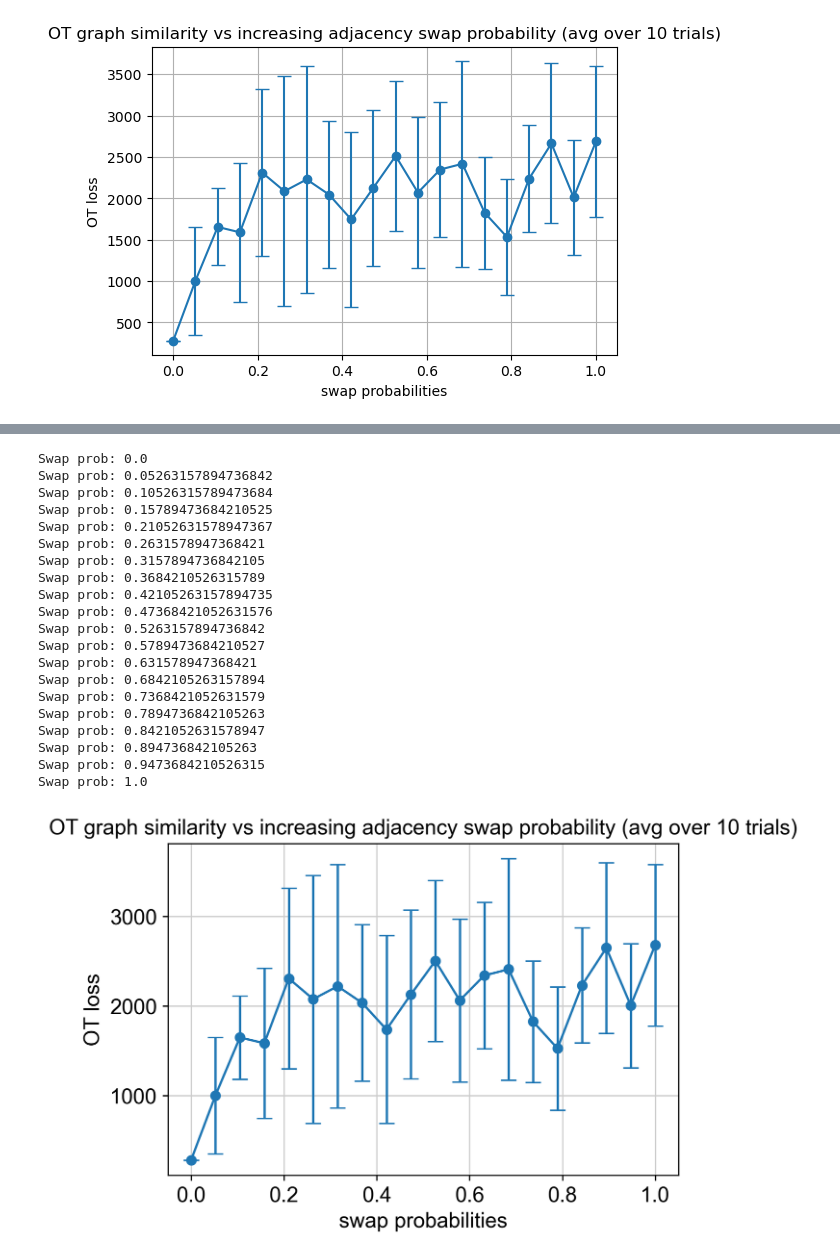
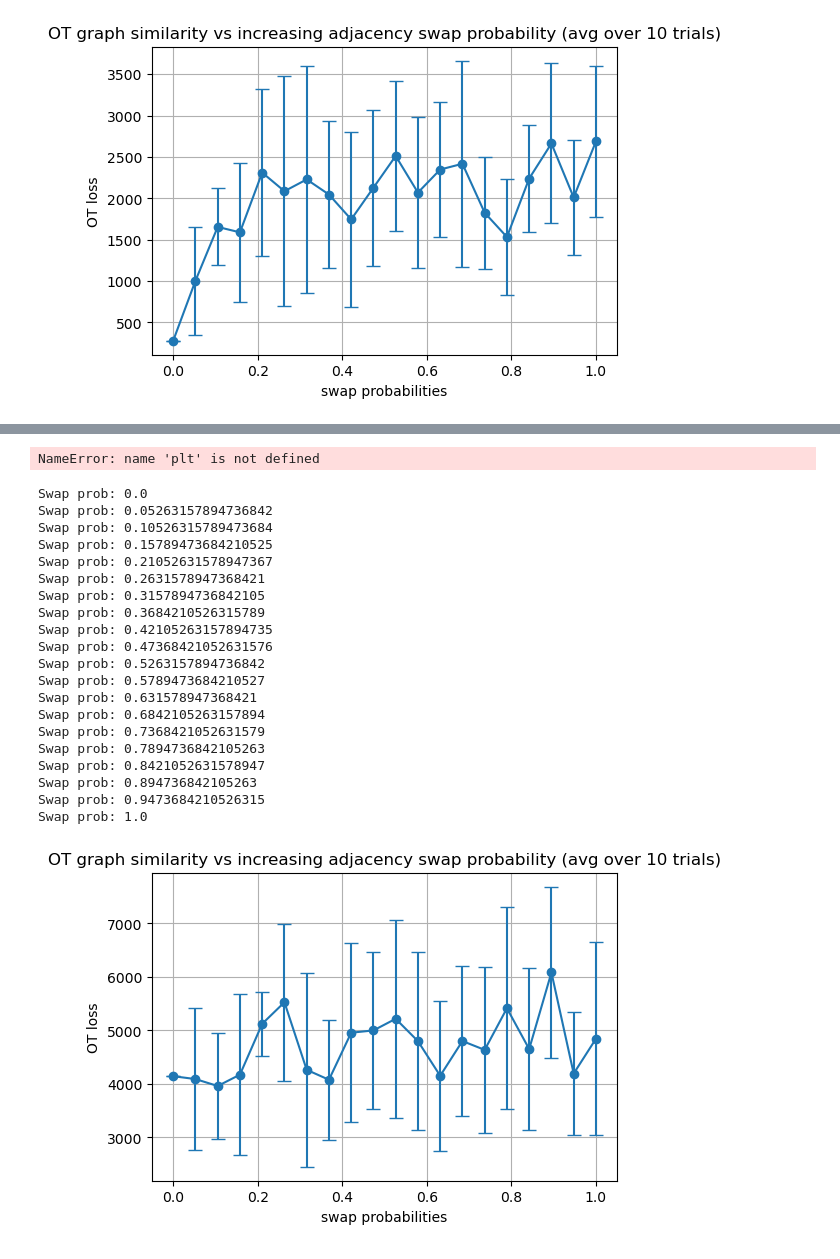
Before and after one commit to AbhiSundaram01/TraVeLer, a Jupyter notebook: sw_.ipynb, the cells around one changed output, grey strips where cells are left out. Drawn from its saved outputs; the diff is of its cells as text; code cells hidden in the pictures.

```diff
--- a/sw_.ipynb
+++ b/sw_.ipynb
@@ -171,6 +171,17 @@ Filtered out 22142 genes that are detected 20 counts (shared).
 Normalized count data: X, spliced, unspliced.
 Extracted 2000 highly variable genes.
 Logarithmized X.
+# %%
+import random
+
+def set_seed(seed=42):
+    random.seed(seed)
+    np.random.seed(seed)
+    torch.manual_seed(seed)
+    torch.cuda.manual_seed_all(seed)
+    # Ensure deterministic behavior
+    torch.backends.cudnn.deterministic = True
+    torch.backends.cudnn.benchmark = False
 # %%
 from models import DiffPool, DirectedDiffPool
 import numpy as np
@@ -516,13 +533,12 @@ Swap prob: 1.0
 # %%
 
 # --- Set seeds for reproducibility ---
-torch.manual_seed(42)
-np.random.seed(42)
+set_seed()
 
 # --- Parameters ---
 n = 1000        # number of nodes
 d = 1000        # node features
-noise_levels = np.linspace(0, 5, 20)  # noise scale for x
+noise_levels = np.linspace(0, 1, 5)  # noise scale for x
 num_trials = 10   # number of repetitions per noise level
 
 # --- Create adjacency matrix (vectorized) ---
@@ -534,6 +550,7 @@ y = torch.randn(n, d, dtype=torch.float32)
 
 # --- Initialize model ---
 model = DirectedDiffPool(num_features=d, max_nodes=n)
+model.reset_parameters()
 
 # --- Coarsen original y ---
 y_out, adj_out = model(y, adj)
@@ -557,6 +574,9 @@ for std in noise_levels:
         P_x = model.cluster_matrix(x, adj)
 
         # Compute OT loss between coarsened x and original coarsened y
+        print(y_embeddings.shape)
+        print(x_out.shape)
+        print(P_y.shape)
         loss = OT_loss(y_embeddings, x_out, P_y)
         trial_losses.append(loss.item())
 
@@ -597,9 +616,22 @@ Noise std: 5.0
+# %%
+
+
+# --- Plot ---
+plt.figure(figsize=(6,4))
+plt.errorbar(noise_levels, loss_means, yerr=loss_stds, marker='o', capsize=5)
+plt.xlabel("Noise standard deviation")
+plt.ylabel("OT loss")
+plt.title(f"OT graph similarity vs increasing noise (avg over {num_trials} trials)")
+plt.grid(True)
+plt.show()
+# %% [output]
+NameError: name 'plt' is not defined
 # %%
-
+import matplotlib.pyplot as plt
 # --- Set seeds for reproducibility ---
-torch.manual_seed(42)
-np.random.seed(42)
-
+# torch.manual_seed(42)
+# np.random.seed(42)
+set_seed()
 # --- Parameters ---
 n = 1000        # number of nodes
 d = 1000        # node features
@@ -615,6 +647,7 @@ y = torch.randn(n, d, dtype=torch.float32)
 
 # --- Initialize model ---
 model = DirectedDiffPool(num_features=d, max_nodes=n)
+model.reset_parameters()
 
 # --- Coarsen original y ---
 y_out, adj_out = model(y, adj)
@@ -647,7 +680,7 @@ for p in swap_probs:
         P_x = model.cluster_matrix(x, adj_resampled)
 
         # Compute OT loss between coarsened x and original coarsened y
-        loss = OT_loss(y_embeddings, x_out, P_y)
+        loss = OT_loss(x_out, y_embeddings, P_y)
         trial_losses.append(loss.item())
 
     # Aggregate
@@ -656,31 +689,31 @@ for p in swap_probs:
 
 # --- Plot ---
 plt.figure(figsize=(6,4))
 plt.errorbar(swap_probs, loss_means, yerr=loss_stds, marker='o', capsize=5)
 plt.xlabel("swap probabilities")
 plt.ylabel("OT loss")
 plt.title(f"OT graph similarity vs increasing adjacency swap probability (avg over {num_trials} trials)")
 plt.grid(True)
 plt.show()
 # %% [output]
 Swap prob: 0.0
 Swap prob: 0.05263157894736842
 Swap prob: 0.10526315789473684
 Swap prob: 0.15789473684210525
 Swap prob: 0.21052631578947367
 Swap prob: 0.2631578947368421
 Swap prob: 0.3157894736842105
 Swap prob: 0.3684210526315789
 Swap prob: 0.42105263157894735
 Swap prob: 0.47368421052631576
 Swap prob: 0.5263157894736842
 Swap prob: 0.5789473684210527
 Swap prob: 0.631578947368421
 Swap prob: 0.6842105263157894
 Swap prob: 0.7368421052631579
 Swap prob: 0.7894736842105263
 Swap prob: 0.8421052631578947
 Swap prob: 0.894736842105263
 Swap prob: 0.9473684210526315
 Swap prob: 1.0
-[figure, old version]
+[figure, new version]
```
Also changed, not shown: parts of 14 cells of this notebook, 14 other files.
